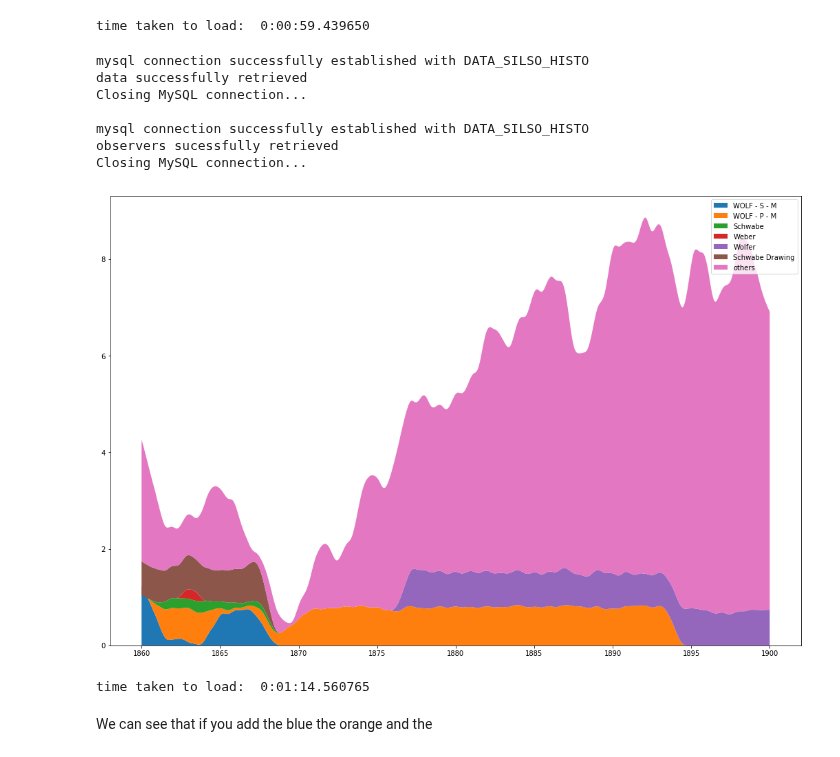
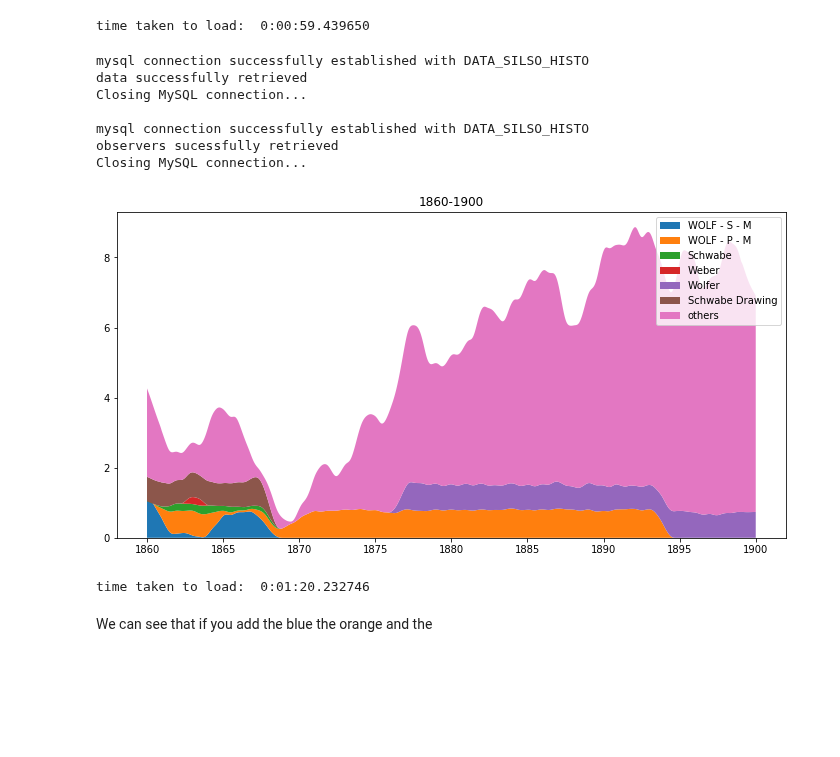
Before and after one commit to dcxSt/DATA_SILSO_HISTO_search, a Jupyter notebook: Stacked Area Charts.ipynb, the cells around one changed output. Drawn from its saved outputs; the diff is of its cells as text; code cells hidden in the pictures; blank space fills up the shorter version.

```diff
--- a/Stacked Area Charts.ipynb
+++ b/Stacked Area Charts.ipynb
@@ -54,20 +54,21 @@ Closing MySQL connection...
 time taken to load:  0:00:59.439650
 # %%
 start = dt.datetime.now()
-stacked_area_plot(interval=("1860-01-01","1900-01-01"),figsize=(18,12),smoothness=700,
+stacked_area_plot(interval=("1860-01-01","1900-01-01"),figsize=(12,6),smoothness=700,
                   display_others=True,observers_list=["WOLF - S - M","WOLF - P - M","Schwabe Drawing",
-                                                       "Wolfer","Weber","Schwabe"])
+                                                       "Wolfer","Weber","Schwabe"],
+                 save_as="figures/stacked_wolf_wolfer_schwabe.png",plot_title="1860-1900")
 print("time taken to load: ",dt.datetime.now()-start)
 # %% [output]
 mysql connection successfully established with DATA_SILSO_HISTO
 data successfully retrieved
 Closing MySQL connection...
 
 mysql connection successfully established with DATA_SILSO_HISTO
 observers sucessfully retrieved
 Closing MySQL connection...
-[figure, old version]
+[figure, new version]
-time taken to load:  0:01:14.560765
+time taken to load:  0:01:20.232746
 # %% [markdown]
 We can see that if you add the blue the orange and the
 # %%
```
Also changed, not shown: 45 other files.
